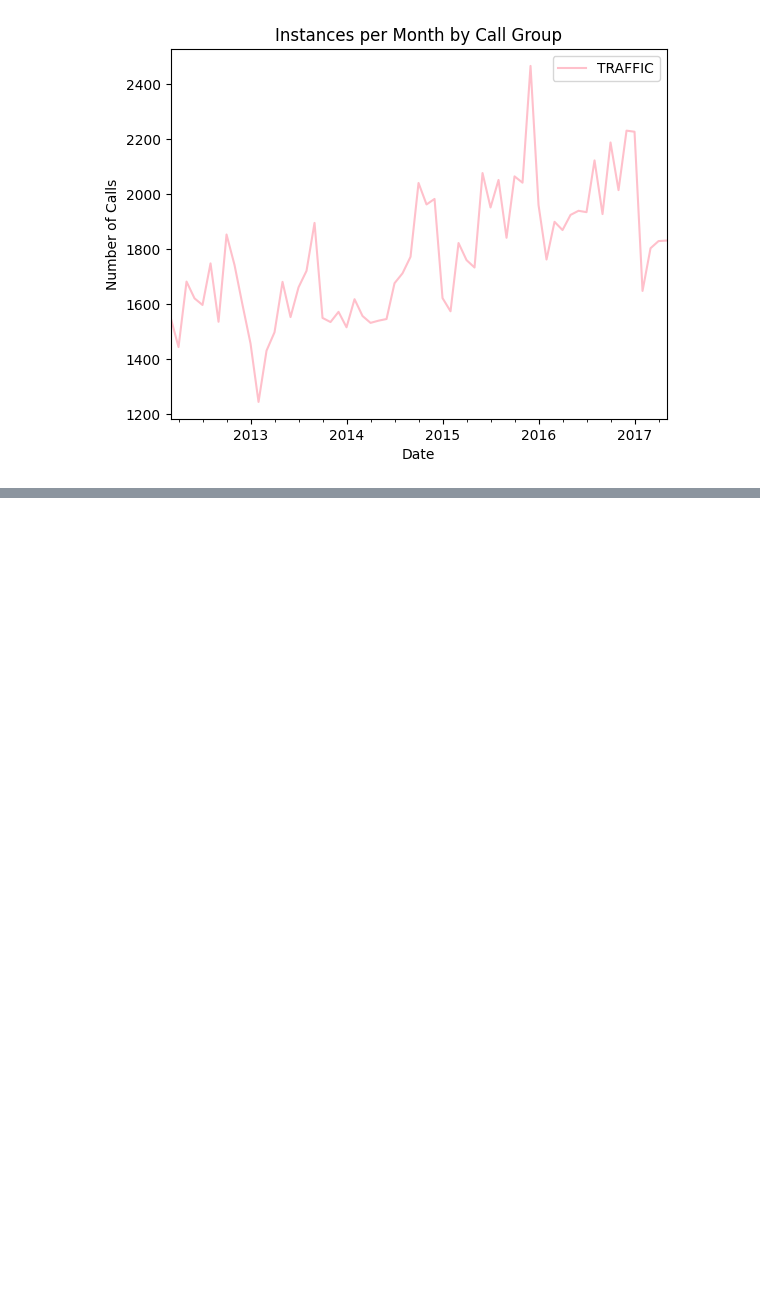
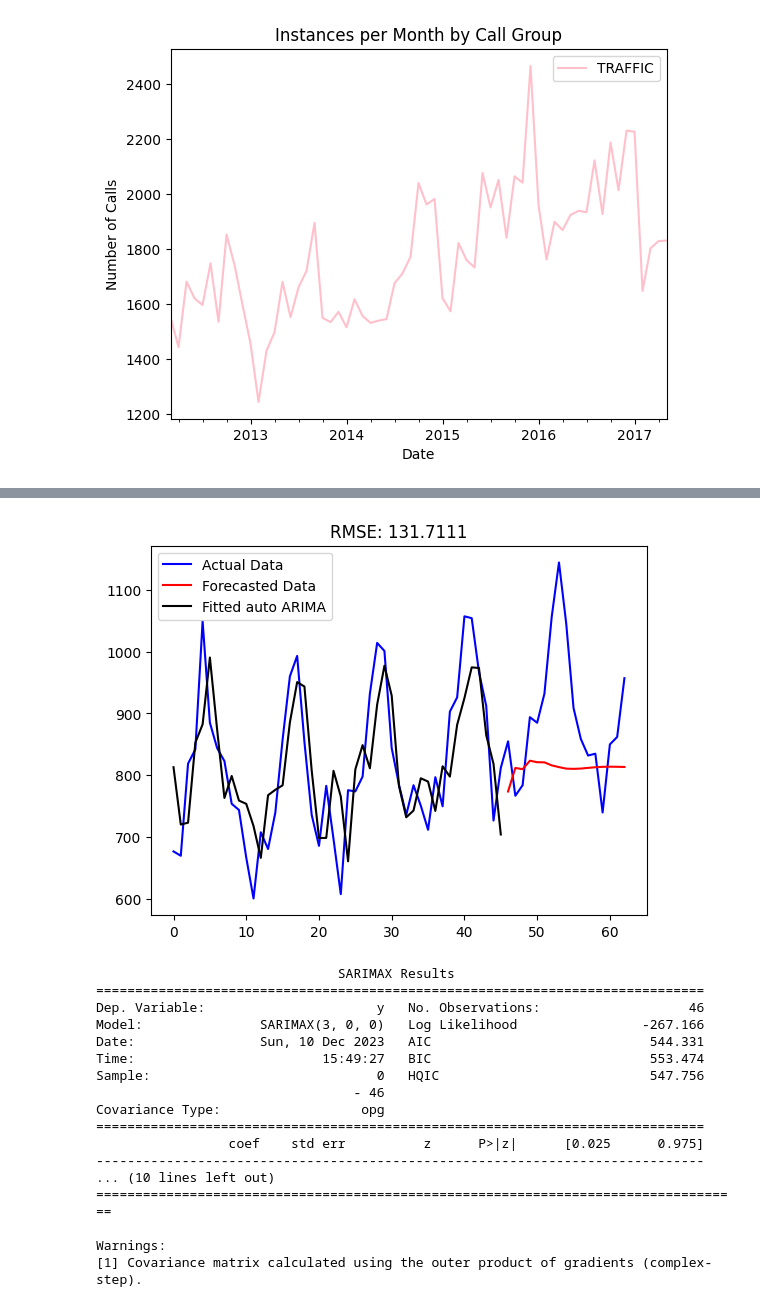
Before and after one commit to GVSU-CIS635/gvsu-cis635-term-project-crime-team-lauryn-jess-l, a Jupyter notebook: Code/models.ipynb, the cells around one changed output, grey strips where cells are left out. Saved outputs shown, nothing was run; the diff lists cells and outputs as text; code cells hidden in the pictures; blank space fills up the shorter version.

```diff
--- a/Code/models.ipynb
+++ b/Code/models.ipynb
@@ -177,0 +174,42 @@ plt.show()
+# %%
+# ARIMA Model PERSON
+
+# Using auto arima to find optimized p, d, q values
+model = auto_arima(train_dataPERSON['count'], seasonal = True,
+                          error_action ='ignore',
+                          stepwise = True)
+
+forecast, conf_int = model.predict(n_periods=17, return_conf_int=True)
+
+plt.plot(PERSON['count'], label="Actual Data", color="blue")
+plt.plot(forecast, color="red", label="Forecasted Data")
+plt.plot(model.fittedvalues(), color="black", label="Fitted auto ARIMA")
+
+# Calculating the RMSE (Root Mean Squared Error)
+rmse = mean_squared_error(test_dataPERSON['count'], forecast, squared=False)
+rmse_dict['PERSON'] = rmse
+
+# Plotting
+plt.title(f"RMSE: {rmse:.4f}")
+plt.legend()
+plt.show()
+print(model.summary())
+# %% [output]
+[figure, added]
+                               SARIMAX Results
+==============================================================================
+Dep. Variable:                      y   No. Observations:                   46
+Model:               SARIMAX(3, 0, 0)   Log Likelihood                -267.166
+Date:                Sun, 10 Dec 2023   AIC                            544.331
+Time:                        15:49:27   BIC                            553.474
+Sample:                             0   HQIC                           547.756
+                                 - 46
+Covariance Type:                  opg
+==============================================================================
+                 coef    std err          z      P>|z|      [0.025      0.975]
+------------------------------------------------------------------------------
+... (10 lines left out)
+===================================================================================
+
+Warnings:
+[1] Covariance matrix calculated using the outer product of gradients (complex-step).
```
Also changed, not shown: parts of 13 cells of this notebook.
